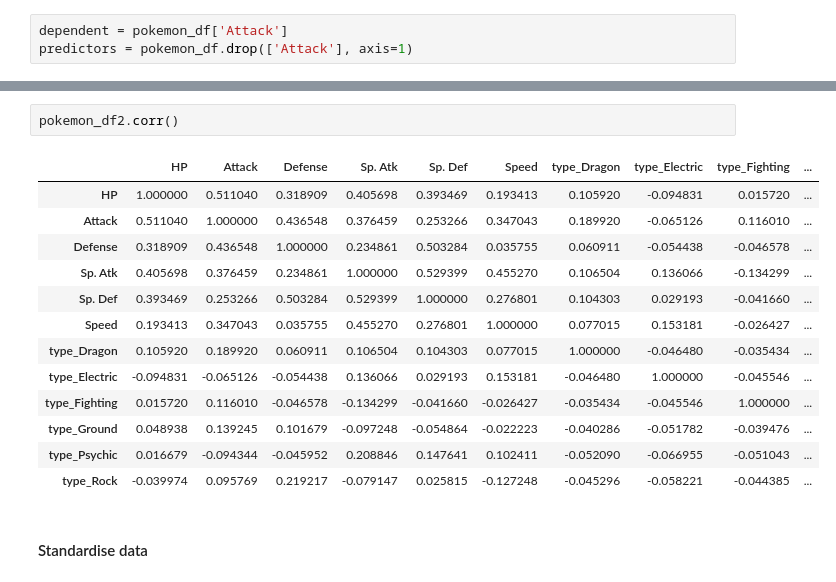
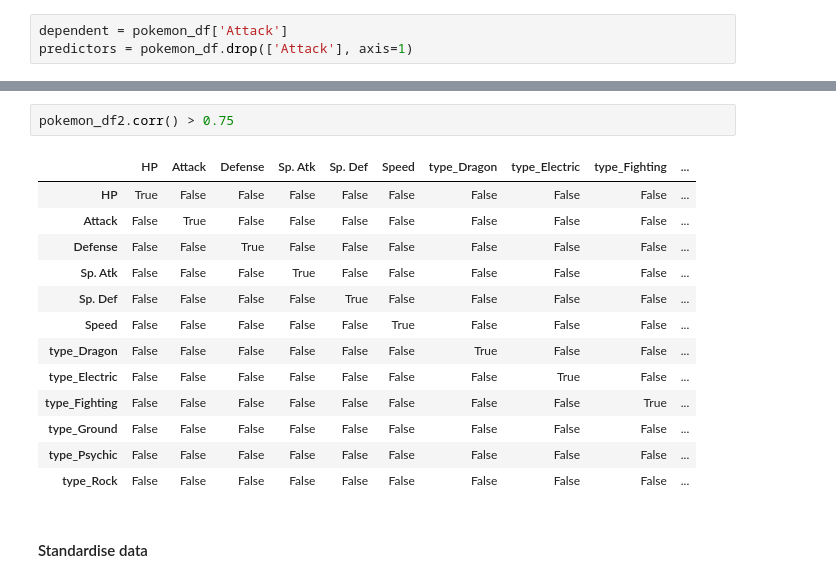
Before and after one commit to wong-ricky/capstone-pokemon, a Jupyter notebook: Pokemon.ipynb, the cells around one changed output, grey strips where cells are left out. Saved outputs shown, nothing was run; the diff lists cells and outputs as text.

```diff
--- a/Pokemon.ipynb
+++ b/Pokemon.ipynb
@@ -392,21 +367,21 @@ OLS Regression Results
 Notes:
 [1] Standard Errors assume that the covariance matrix of the errors is correctly specified.
 # %%
-pokemon_df2.corr()
+pokemon_df2.corr() > 0.75
 # %% [output]
 |  | HP | Attack | Defense | Sp. Atk | Sp. Def | Speed | type_Dragon | type_Electric | type_Fighting | ... |
-| HP | 1.000000 | 0.511040 | 0.318909 | 0.405698 | 0.393469 | 0.193413 | 0.105920 | -0.094831 | 0.015720 | ... |
-| Attack | 0.511040 | 1.000000 | 0.436548 | 0.376459 | 0.253266 | 0.347043 | 0.189920 | -0.065126 | 0.116010 | ... |
-| Defense | 0.318909 | 0.436548 | 1.000000 | 0.234861 | 0.503284 | 0.035755 | 0.060911 | -0.054438 | -0.046578 | ... |
-| Sp. Atk | 0.405698 | 0.376459 | 0.234861 | 1.000000 | 0.529399 | 0.455270 | 0.106504 | 0.136066 | -0.134299 | ... |
-| Sp. Def | 0.393469 | 0.253266 | 0.503284 | 0.529399 | 1.000000 | 0.276801 | 0.104303 | 0.029193 | -0.041660 | ... |
-| Speed | 0.193413 | 0.347043 | 0.035755 | 0.455270 | 0.276801 | 1.000000 | 0.077015 | 0.153181 | -0.026427 | ... |
-| type_Dragon | 0.105920 | 0.189920 | 0.060911 | 0.106504 | 0.104303 | 0.077015 | 1.000000 | -0.046480 | -0.035434 | ... |
-| type_Electric | -0.094831 | -0.065126 | -0.054438 | 0.136066 | 0.029193 | 0.153181 | -0.046480 | 1.000000 | -0.045546 | ... |
-| type_Fighting | 0.015720 | 0.116010 | -0.046578 | -0.134299 | -0.041660 | -0.026427 | -0.035434 | -0.045546 | 1.000000 | ... |
-| type_Ground | 0.048938 | 0.139245 | 0.101679 | -0.097248 | -0.054864 | -0.022223 | -0.040286 | -0.051782 | -0.039476 | ... |
-| type_Psychic | 0.016679 | -0.094344 | -0.045952 | 0.208846 | 0.147641 | 0.102411 | -0.052090 | -0.066955 | -0.051043 | ... |
-| type_Rock | -0.039974 | 0.095769 | 0.219217 | -0.079147 | 0.025815 | -0.127248 | -0.045296 | -0.058221 | -0.044385 | ... |
+| HP | True | False | False | False | False | False | False | False | False | ... |
+| Attack | False | True | False | False | False | False | False | False | False | ... |
+| Defense | False | False | True | False | False | False | False | False | False | ... |
+| Sp. Atk | False | False | False | True | False | False | False | False | False | ... |
+| Sp. Def | False | False | False | False | True | False | False | False | False | ... |
+| Speed | False | False | False | False | False | True | False | False | False | ... |
+| type_Dragon | False | False | False | False | False | False | True | False | False | ... |
+| type_Electric | False | False | False | False | False | False | False | True | False | ... |
+| type_Fighting | False | False | False | False | False | False | False | False | True | ... |
+| type_Ground | False | False | False | False | False | False | False | False | False | ... |
+| type_Psychic | False | False | False | False | False | False | False | False | False | ... |
+| type_Rock | False | False | False | False | False | False | False | False | False | ... |
 # %% [markdown]
 #### Standardise data
 # %%
```
Also changed, not shown: parts of 33 cells of this notebook.
